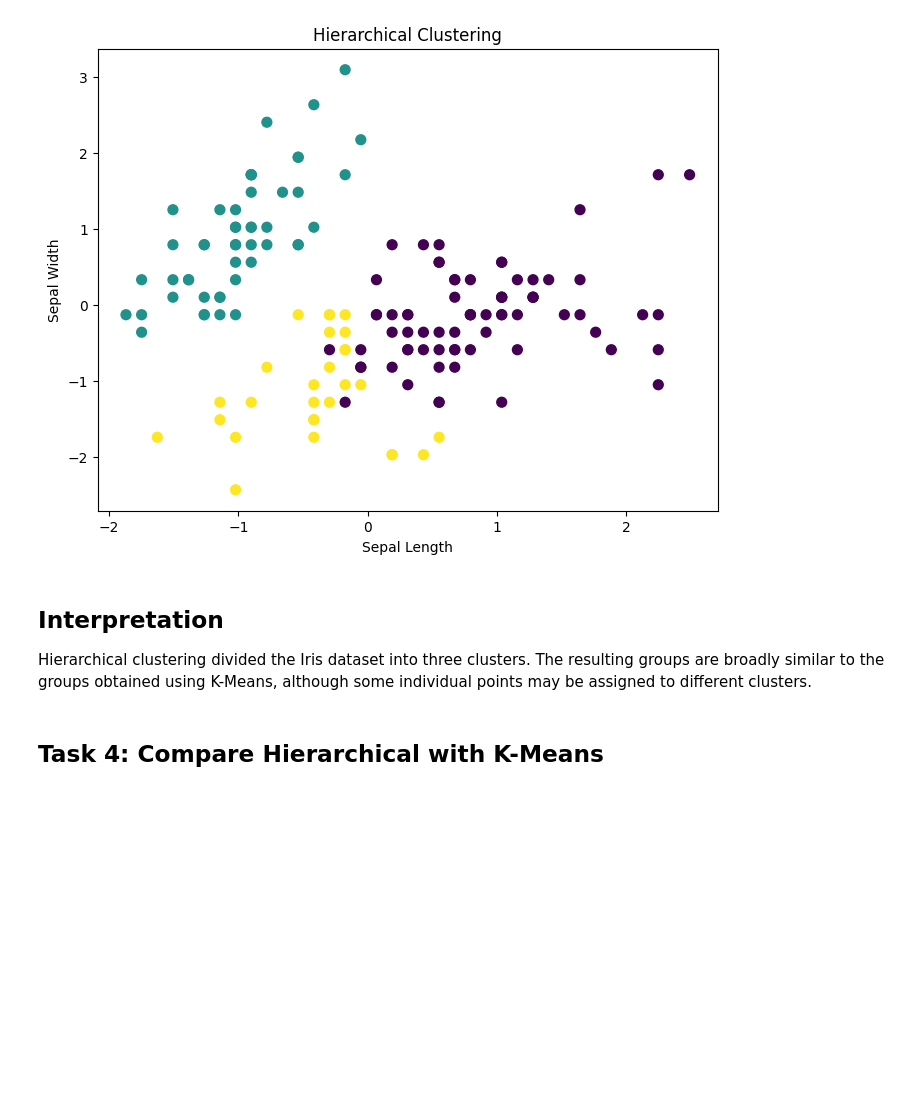
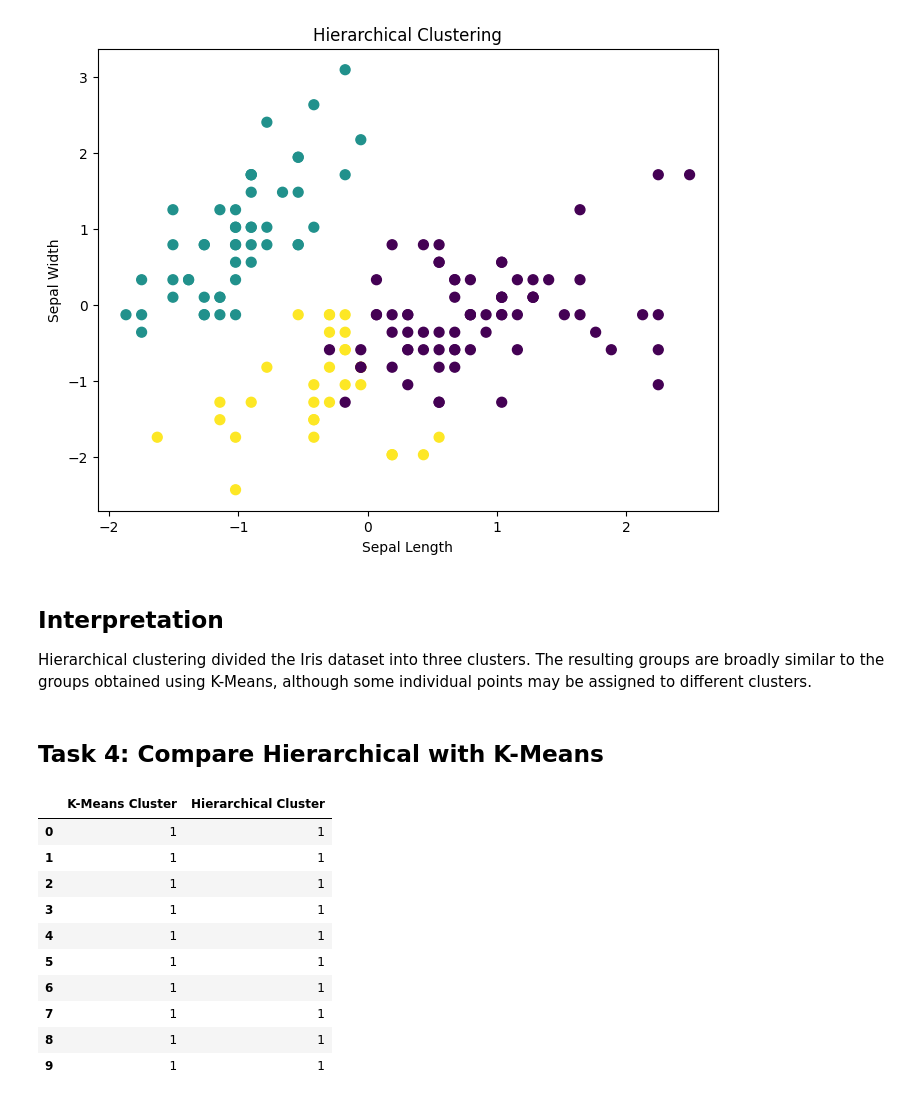
Before and after one commit to mdzubayereashraf/Ostad-AI-Engineering-Course-Assignments, a Jupyter notebook: Assignmen_No_12(Clustering_&_Dimensionality_Reduction).ipynb, the cells around one changed output. Saved outputs shown, nothing was run; the diff lists cells and outputs as text; code cells hidden in the pictures; blank space fills up the shorter version.

```diff
--- a/Assignmen_No_12(Clustering_&_Dimensionality_Reduction).ipynb
+++ b/Assignmen_No_12(Clustering_&_Dimensionality_Reduction).ipynb
@@ -307,3 +307,22 @@ groups obtained using K-Means, although some individual points
 may be assigned to different clusters.
 # %% [markdown]
 ## Task 4: Compare Hierarchical with K-Means
+# %%
+comparison = pd.DataFrame({
+    'K-Means Cluster': kmeans_labels,
+    'Hierarchical Cluster': hierarchical_labels
+})
+
+comparison.head(10)
+# %% [output]
+|  | K-Means Cluster | Hierarchical Cluster |
+| 0 | 1 | 1 |
+| 1 | 1 | 1 |
+| 2 | 1 | 1 |
+| 3 | 1 | 1 |
+| 4 | 1 | 1 |
+| 5 | 1 | 1 |
+| 6 | 1 | 1 |
+| 7 | 1 | 1 |
+| 8 | 1 | 1 |
+| 9 | 1 | 1 |
```
Also changed, not shown: parts of 2 cells of this notebook.
